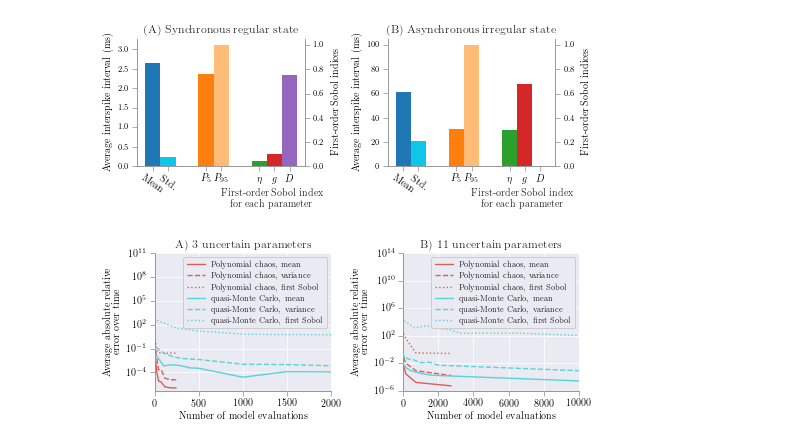
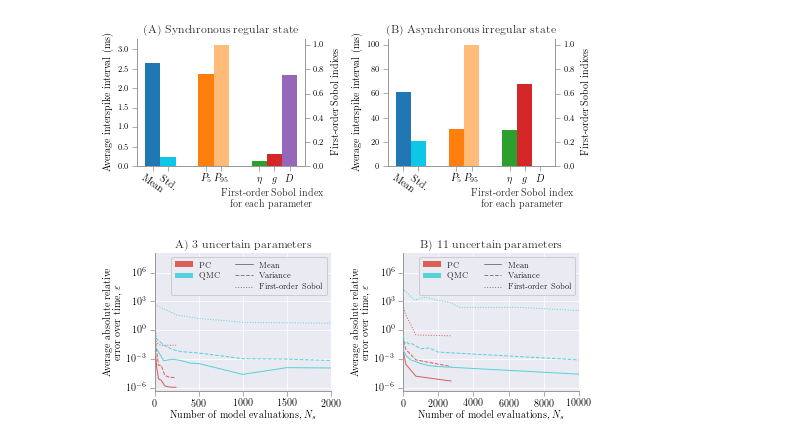
Before and after one commit to simetenn/uncertainpy, a Jupyter notebook: examples/paper_figures/figures.ipynb, the cells around one changed output. Saved outputs shown, nothing was run; the diff lists cells and outputs as text; code cells hidden in the pictures.

Commit message:
Updated paper figure ipynb

```diff
--- a/examples/paper_figures/figures.ipynb
+++ b/examples/paper_figures/figures.ipynb
@@ -888,58 +890,72 @@ with h5py.File("data/pc_mc.h5", "r") as f:
     mc_evaluations_11 = f["mc_evaluations_11"][()]
     mc_mean_errors_11 = f["mc_mean_errors_11"][()]
     mc_variance_errors_11 = f["mc_variance_errors_11"][()]
     mc_sobol_evaluations_11 = f["mc_sobol_evaluations_11"][()]
     mc_sobol_errors_11 = f["mc_sobol_errors_11"][()]
 
 
 # Plotting
 
 set_latex_font()
 set_style("seaborn-darkgrid")
 
-fig, axes = plt.subplots(ncols=2, figsize=figsize)
+fig, axes = plt.subplots(ncols=2, figsize=figsize, sharey=True)
 
 nr_colors = 2
 
 # 3 uncertain parameters
-prettyPlot(pc_evaluations_3, pc_mean_errors_3, nr_colors=nr_colors, color=0, ax=axes[0], label="Polynomial chaos, mean")
-prettyPlot(pc_evaluations_3, pc_variance_errors_3, nr_colors=nr_colors, color=0, linestyle="--", ax=axes[0], label="Polynomial chaos, variance")
-prettyPlot(pc_sobol_evaluations_3, pc_sobol_errors_3, nr_colors=nr_colors, color=0, linestyle=":", ax=axes[0], label="Polynomial chaos, first Sobol")
+prettyPlot(pc_evaluations_3, pc_mean_errors_3, linewidth=linewidth, nr_colors=nr_colors, color=0, ax=axes[0])
+prettyPlot(pc_evaluations_3, pc_variance_errors_3, linewidth=linewidth, nr_colors=nr_colors, color=0, linestyle="--", ax=axes[0])
+prettyPlot(pc_sobol_evaluations_3, pc_sobol_errors_3, linewidth=linewidth, nr_colors=nr_colors, color=0, linestyle=":", ax=axes[0])
 
 
-prettyPlot(mc_evaluations_3, mc_mean_errors_3, nr_colors=nr_colors, color=1, ax=axes[0], label="quasi-Monte Carlo, mean")
-prettyPlot(mc_evaluations_3, mc_variance_errors_3, nr_colors=nr_colors, color=1, linestyle="--", ax=axes[0], label="quasi-Monte Carlo, variance")
-prettyPlot(mc_sobol_evaluations_3, mc_sobol_errors_3, nr_colors=nr_colors, color=1, linestyle=":", ax=axes[0], label="quasi-Monte Carlo, first Sobol")
+prettyPlot(mc_evaluations_3, mc_mean_errors_3,  linewidth=linewidth, nr_colors=nr_colors, color=1, ax=axes[0])
+prettyPlot(mc_evaluations_3, mc_variance_errors_3, linewidth=linewidth, nr_colors=nr_colors, color=1, linestyle="--", ax=axes[0])
+prettyPlot(mc_sobol_evaluations_3, mc_sobol_errors_3, linewidth=linewidth, nr_colors=nr_colors, color=1, linestyle=":", ax=axes[0])
 
 axes[0].set_title("A) 3 uncertain parameters", fontsize=titlesize)
-axes[0].set_ylabel("Average absolute relative\nerror over time", fontsize=labelsize)
-axes[0].set_xlabel("Number of model evaluations", fontsize=labelsize)
+axes[0].set_ylabel("Average absolute relative\nerror over time, $\\varepsilon$", fontsize=labelsize)
+axes[0].set_xlabel("Number of model evaluations, $N_s$", fontsize=labelsize)
 axes[0].set_yscale("log")
+# axes[0].set_xscale("log")
 axes[0].set_xlim([0, 2000])
-axes[0].set_ylim([5*10**-7, 10**11])
-axes[0].legend(fontsize=fontsize)
+axes[0].legend(fontsize=fontsize, ncol=2)
+
+grey = (0.5, 0.5, 0.5)
+colors = get_current_colormap()
+legend_elements = [Patch(facecolor=colors[0], label="PC"),
+                   Patch(facecolor=colors[1], label="QMC"),
+                   Line2D([0], [0], linewidth=0, label=""),
+                   Line2D([0], [0], color=grey, linewidth=linewidth, label="Mean"),
+                   Line2D([0], [0], color=grey, linewidth=linewidth, linestyle="--", label="Variance"),
+                   Line2D([0], [0], color=grey, linewidth=linewidth, linestyle=":", label="First-order Sobol")]
+
+axes[0].legend(handles=legend_elements, fontsize=fontsize, ncol=2)
+
+
+# 11 uncertain parameters
+prettyPlot(pc_evaluations_11, pc_mean_errors_11, linewidth=linewidth, nr_colors=nr_colors, color=0, ax=axes[1])
+prettyPlot(pc_evaluations_11, pc_variance_errors_11, linewidth=linewidth, nr_colors=nr_colors, color=0, linestyle="--", ax=axes[1])
+prettyPlot(pc_sobol_evaluations_11, pc_sobol_errors_11, linewidth=linewidth, nr_colors=nr_colors, color=0, linestyle=":", ax=axes[1])
+
+prettyPlot(mc_evaluations_11, mc_mean_errors_11, linewidth=linewidth, nr_colors=nr_colors, color=1, ax=axes[1])
+prettyPlot(mc_evaluations_11, mc_variance_errors_11, linewidth=linewidth, nr_colors=nr_colors, color=1, linestyle="--", ax=axes[1])
+prettyPlot(mc_sobol_evaluations_11, mc_sobol_errors_11, linewidth=linewidth, nr_colors=nr_colors, color=1, linestyle=":", ax=axes[1])
 
 
 
-# 11 uncertain parameters
-prettyPlot(pc_evaluations_11, pc_mean_errors_11, nr_colors=nr_colors, color=0, ax=axes[1], label="Polynomial chaos, mean")
-prettyPlot(pc_evaluations_11, pc_variance_errors_11, nr_colors=nr_colors, color=0, linestyle="--", ax=axes[1], label="Polynomial chaos, variance")
-prettyPlot(pc_sobol_evaluations_11, pc_sobol_errors_11, nr_colors=nr_colors, color=0, linestyle=":", ax=axes[1], label="Polynomial chaos, first Sobol")
+axes[1].set_title("B) 11 uncertain parameters", fontsize=titlesize)
+axes[1].set_ylabel("Average absolute relative\nerror over time, $\\varepsilon$", fontsize=labelsize)
+axes[1].set_xlabel("Number of model evaluations, $N_s$", fontsize=labelsize)
+axes[1].set_yscale("log")
+# axes[1].set_xscale("log")
+axes[1].set_xlim([0, 10000])
+axes[1].set_ylim([5*10**-7, 10**8])
+axes[1].set_yticks([10**-6, 10**-3, 10**0, 10**3, 10**6])
+axes[1].legend(handles=legend_elements, fontsize=fontsize, ncol=2)
 
-prettyPlot(mc_evaluations_11, mc_mean_errors_11, nr_colors=nr_colors, color=1, ax=axes[1], label="quasi-Monte Carlo, mean")
-prettyPlot(mc_evaluations_11, mc_variance_errors_11, nr_colors=nr_colors, color=1, linestyle="--", ax=axes[1], label="quasi-Monte Carlo, variance")
-prettyPlot(mc_sobol_evaluations_11, mc_sobol_errors_11, nr_colors=nr_colors, color=1, linestyle=":", ax=axes[1], label="quasi-Monte Carlo, first Sobol")
-
-
-axes[1].set_title("B) 11 uncertain parameters", fontsize=titlesize)
-axes[1].set_ylabel("Average absolute relative\nerror over time", fontsize=labelsize)
-axes[1].set_xlabel("Number of model evaluations", fontsize=labelsize)
-axes[1].set_yscale("log")
-axes[1].set_xlim([0, 10000])
-axes[1].set_ylim([10**-6, 10**14])
-axes[1].legend(fontsize=fontsize)
 
 plt.tight_layout()
 plt.savefig("figures/mc_vs_pc" + figure_format, dpi=dpi)
 # %% [output]
-[figure, old version]
+[figure, new version]
```
Also changed, not shown: parts of 1 cell of this notebook.
